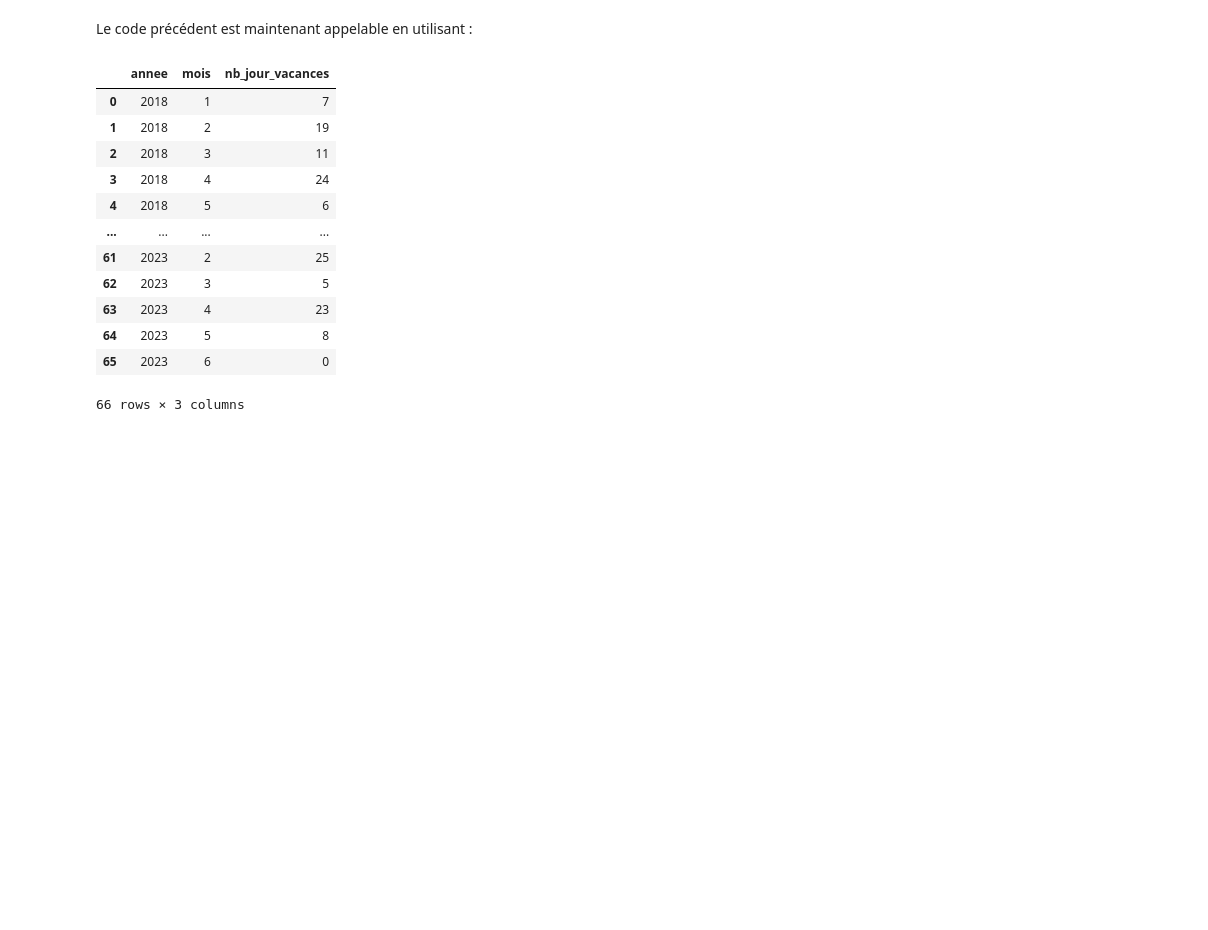
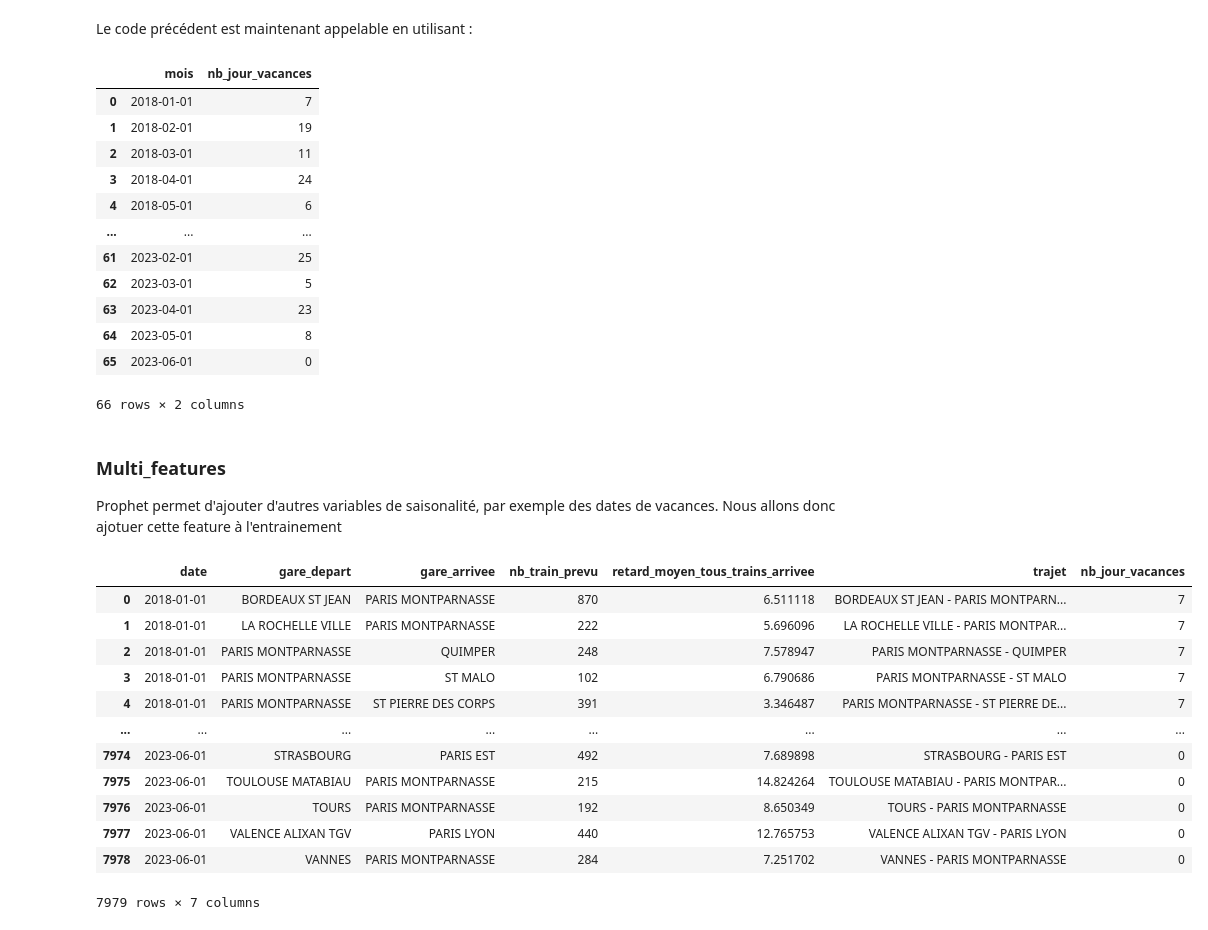
Before and after one commit to MatteoGentili/Apprentissage_Automatique_Project, a Jupyter notebook: Python_files/time_series.ipynb, the cells around one changed output. Cells and saved outputs as stored; diff of their text form; code cells hidden in the pictures; blank space fills up the shorter version.

```diff
--- a/Python_files/time_series.ipynb
+++ b/Python_files/time_series.ipynb
@@ -365,0 +323,9 @@ PARIS LYON - BARCELONA
+# %%
+#Verifions que les mis manquant ne sont pas dans le test (rendant impossible le calcul de performance de la prediction)
+
+toutes_les_valeurs = df_pred_retard['trajet'].unique()
+df_2023 = df_pred_retard[df_pred_retard["date"]>"2022-12-01"]
+value_counts = df_2023['trajet'].value_counts()
+result = pd.DataFrame(pd.Series(value_counts, index=toutes_les_valeurs).fillna(0).astype(int))
+
+display(result[result["count"]!=6])
@@ -365,0 +343,6 @@ PARIS LYON - BARCELONA
+# %%
+# On supprime ces data car inutilisables, on observe que ce sont les 9 qui n"ont pas été determinées par prophet
+to_drop = list(result[result["count"]!=6].index)
+df_pred_retard = df_pred_retard[~df_pred_retard['trajet'].isin(to_drop)]
+
+df_pred_retard
@@ -441,19 +438,47 @@ df_mois
 Le code précédent est maintenant appelable en utilisant :
 # %%
 from get_holidays import get_holidays
-holidays = get_holidays(datetime_format=False) #(or true)
+holidays = get_holidays(datetime_format=True) #(or False)
 holidays
 # %% [output]
-|  | annee | mois | nb_jour_vacances |
-| 0 | 2018 | 1 | 7 |
-| 1 | 2018 | 2 | 19 |
-| 2 | 2018 | 3 | 11 |
-| 3 | 2018 | 4 | 24 |
-| 4 | 2018 | 5 | 6 |
-| ... | ... | ... | ... |
-| 61 | 2023 | 2 | 25 |
-| 62 | 2023 | 3 | 5 |
-| 63 | 2023 | 4 | 23 |
-| 64 | 2023 | 5 | 8 |
-| 65 | 2023 | 6 | 0 |
+|  | mois | nb_jour_vacances |
+| 0 | 2018-01-01 | 7 |
+| 1 | 2018-02-01 | 19 |
+| 2 | 2018-03-01 | 11 |
+| 3 | 2018-04-01 | 24 |
+| 4 | 2018-05-01 | 6 |
+| ... | ... | ... |
+| 61 | 2023-02-01 | 25 |
+| 62 | 2023-03-01 | 5 |
+| 63 | 2023-04-01 | 23 |
+| 64 | 2023-05-01 | 8 |
+| 65 | 2023-06-01 | 0 |
-66 rows × 3 columns
+66 rows × 2 columns
+# %% [markdown]
+### Multi_features
+
+Prophet permet d'ajouter d'autres variables de saisonalité, par exemple des dates de vacances.
+Nous allons donc ajotuer cette feature à l'entrainement
+# %%
+df_pred_retard['date'] = pd.to_datetime(df_pred_retard['date'])
+df_pred_retard = (
+    df_pred_retard
+        .merge(holidays, left_on='date', right_on='mois', how='inner')
+        .drop("mois", axis=1)
+)
+
+df_pred_retard
+# %% [output]
+|  | date | gare_depart | gare_arrivee | nb_train_prevu | retard_moyen_tous_trains_arrivee | trajet | nb_jour_vacances |
+| 0 | 2018-01-01 | BORDEAUX ST JEAN | PARIS MONTPARNASSE | 870 | 6.511118 | BORDEAUX ST JEAN - PARIS MONTPARN... | 7 |
+| 1 | 2018-01-01 | LA ROCHELLE VILLE | PARIS MONTPARNASSE | 222 | 5.696096 | LA ROCHELLE VILLE - PARIS MONTPAR... | 7 |
+| 2 | 2018-01-01 | PARIS MONTPARNASSE | QUIMPER | 248 | 7.578947 | PARIS MONTPARNASSE - QUIMPER | 7 |
+| 3 | 2018-01-01 | PARIS MONTPARNASSE | ST MALO | 102 | 6.790686 | PARIS MONTPARNASSE - ST MALO | 7 |
+| 4 | 2018-01-01 | PARIS MONTPARNASSE | ST PIERRE DES CORPS | 391 | 3.346487 | PARIS MONTPARNASSE - ST PIERRE DE... | 7 |
+| ... | ... | ... | ... | ... | ... | ... | ... |
+| 7974 | 2023-06-01 | STRASBOURG | PARIS EST | 492 | 7.689898 | STRASBOURG - PARIS EST | 0 |
+| 7975 | 2023-06-01 | TOULOUSE MATABIAU | PARIS MONTPARNASSE | 215 | 14.824264 | TOULOUSE MATABIAU - PARIS MONTPAR... | 0 |
+| 7976 | 2023-06-01 | TOURS | PARIS MONTPARNASSE | 192 | 8.650349 | TOURS - PARIS MONTPARNASSE | 0 |
+| 7977 | 2023-06-01 | VALENCE ALIXAN TGV | PARIS LYON | 440 | 12.765753 | VALENCE ALIXAN TGV - PARIS LYON | 0 |
+| 7978 | 2023-06-01 | VANNES | PARIS MONTPARNASSE | 284 | 7.251702 | VANNES - PARIS MONTPARNASSE | 0 |
+7979 rows × 7 columns
```
Also changed, not shown: parts of 13 cells of this notebook.
